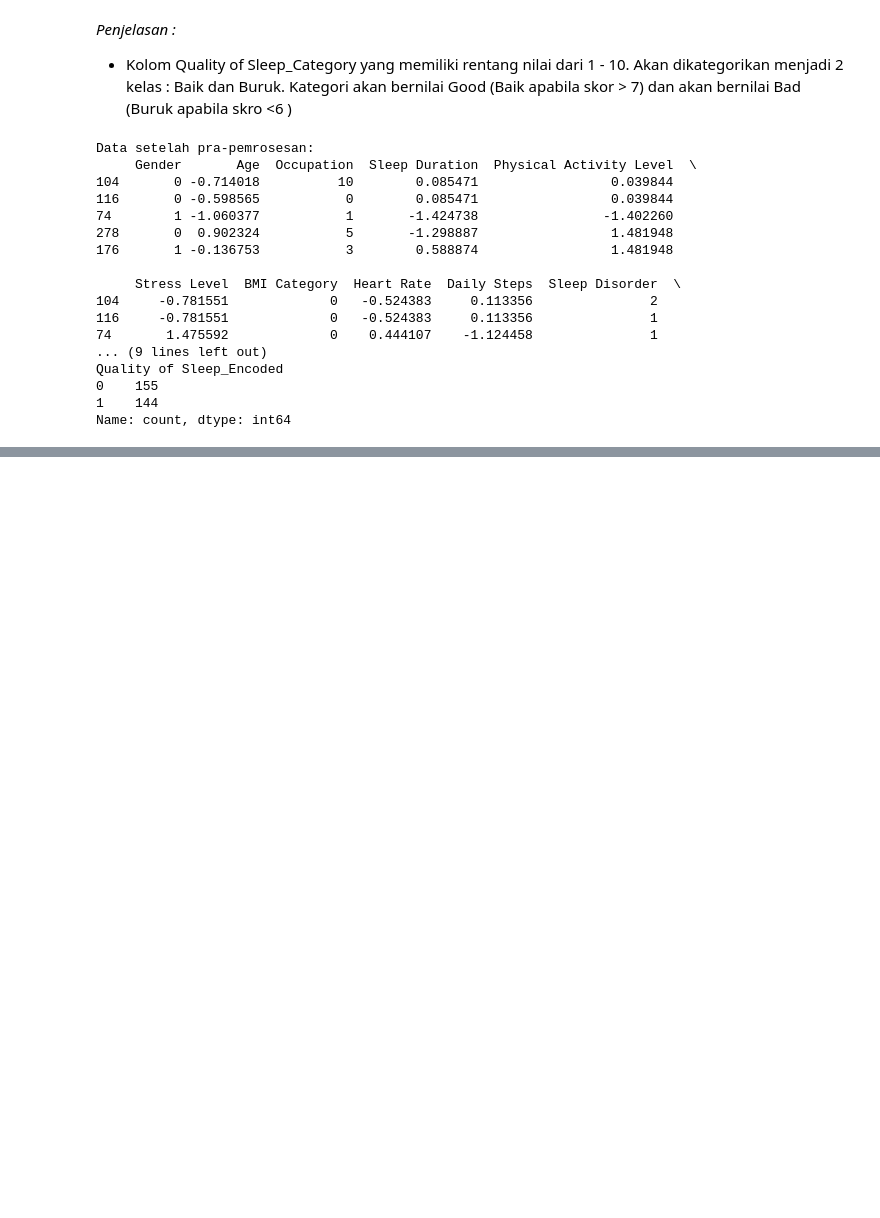
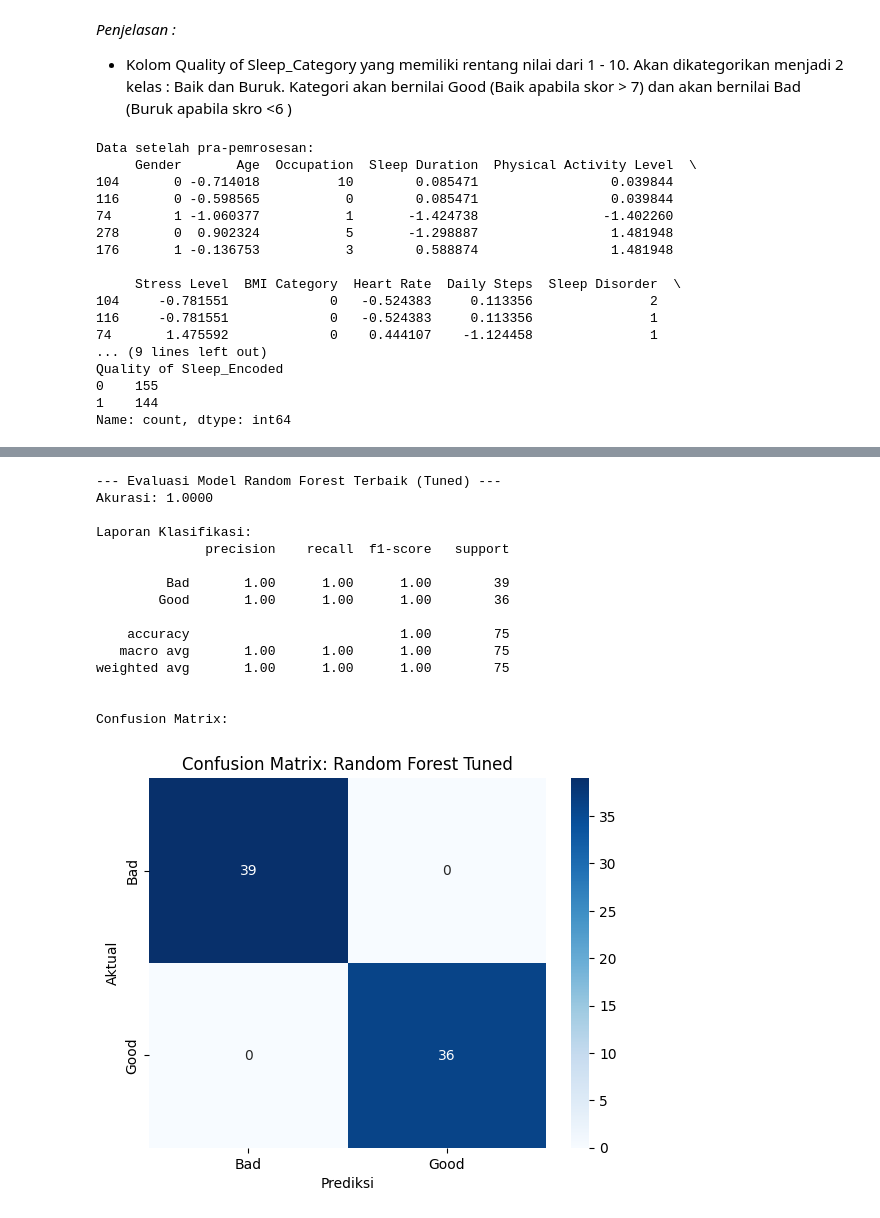
Before and after one commit to Naiazzahra/Analysis-Predictive_CC25, a Jupyter notebook: analysis_predictive.ipynb, the cells around one changed output, grey strips where cells are left out. Drawn from its saved outputs; the diff is of its cells as text; code cells hidden in the pictures; blank space fills up the shorter version.

```diff
--- a/analysis_predictive.ipynb
+++ b/analysis_predictive.ipynb
@@ -246,0 +328,38 @@ Name: count, dtype: int64
+# %%
+print("\n--- Evaluasi Model Random Forest Terbaik (Tuned) ---")
+y_pred_rf_tuned = best_rf_model.predict(X_test)
+
+# Akurasi
+accuracy_rf_tuned = accuracy_score(y_test, y_pred_rf_tuned)
+print(f"Akurasi: {accuracy_rf_tuned:.4f}")
+
+# Laporan Klasifikasi
+print("\nLaporan Klasifikasi:")
+print(classification_report(y_test, y_pred_rf_tuned, target_names=le_quality.classes_))
+
+# Confusion Matrix
+print("\nConfusion Matrix:")
+cm_rf_tuned = confusion_matrix(y_test, y_pred_rf_tuned)
+sns.heatmap(cm_rf_tuned, annot=True, fmt='d', cmap='Blues',
+            xticklabels=le_quality.classes_, yticklabels=le_quality.classes_)
+plt.xlabel('Prediksi')
+plt.ylabel('Aktual')
+plt.title('Confusion Matrix: Random Forest Tuned')
+plt.show()
+# %% [output]
+--- Evaluasi Model Random Forest Terbaik (Tuned) ---
+Akurasi: 1.0000
+
+Laporan Klasifikasi:
+              precision    recall  f1-score   support
+
+         Bad       1.00      1.00      1.00        39
+        Good       1.00      1.00      1.00        36
+
+    accuracy                           1.00        75
+   macro avg       1.00      1.00      1.00        75
+weighted avg       1.00      1.00      1.00        75
+
+
+Confusion Matrix:
+[figure, added]
```
Also changed, not shown: parts of 5 cells of this notebook, 5 other files.
